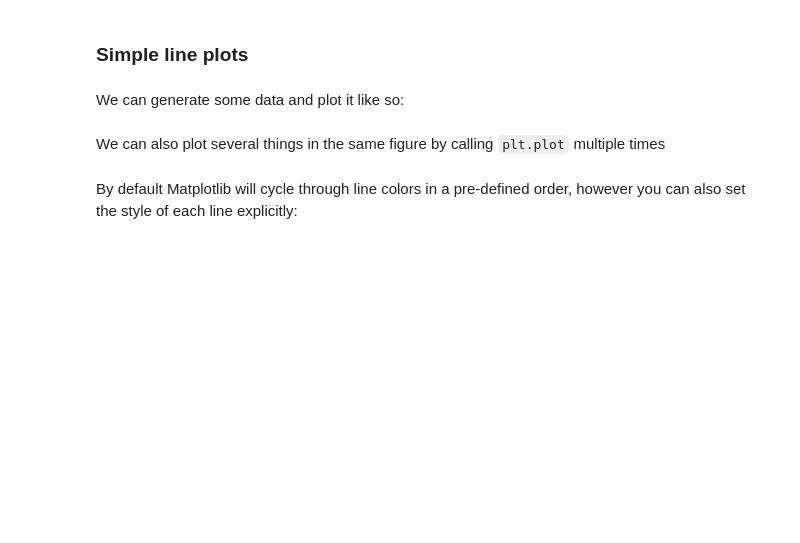
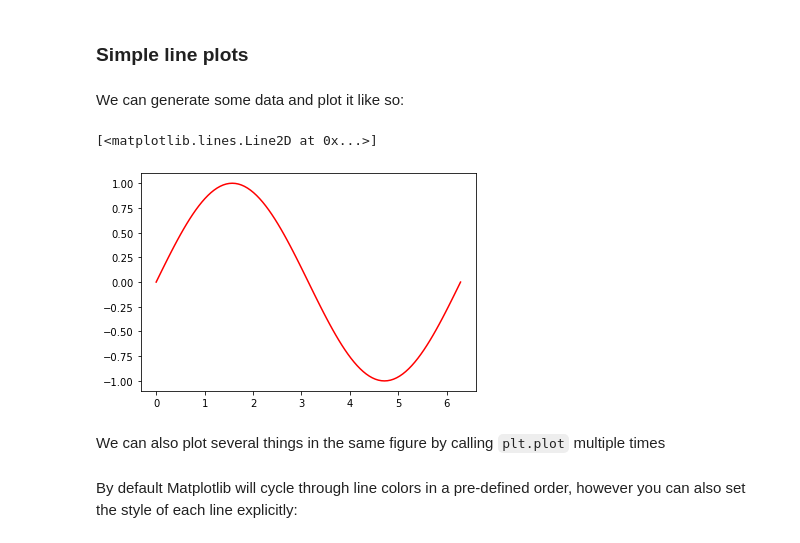
Before and after one commit to XiangshuiQQ/casimir_programming_courses, a Jupyter notebook: day2/scientific_python.ipynb, the cells around one changed output. Saved outputs shown, nothing was run; the diff lists cells and outputs as text; code cells hidden in the pictures; blank space fills up the shorter version.

```diff
--- a/day2/scientific_python.ipynb
+++ b/day2/scientific_python.ipynb
@@ -582,9 +698,12 @@ We can generate some data and plot it like so:
 # %%
 x = np.linspace(0, 2 * np.pi, 101)
 y = np.sin(x)
 
 fig, axes = plt.subplots()
-axes.plot(x, y)
+axes.plot(x, y, color = 'red')
+# %% [output]
+[<matplotlib.lines.Line2D at 0x...>]
+[figure, added]
 # %% [markdown]
 We can also plot several things in the same figure by calling `plt.plot` multiple times
 # %%
```
Also changed, not shown: parts of 22 cells of this notebook.
